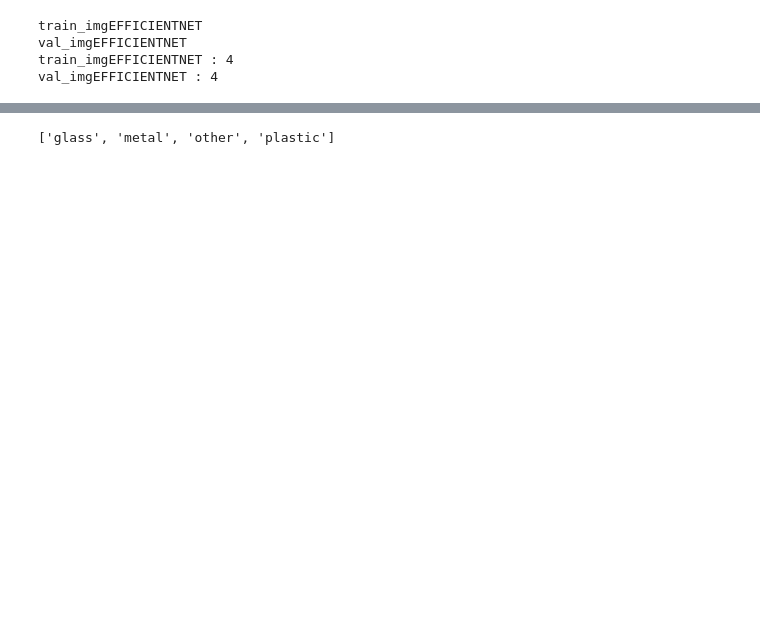
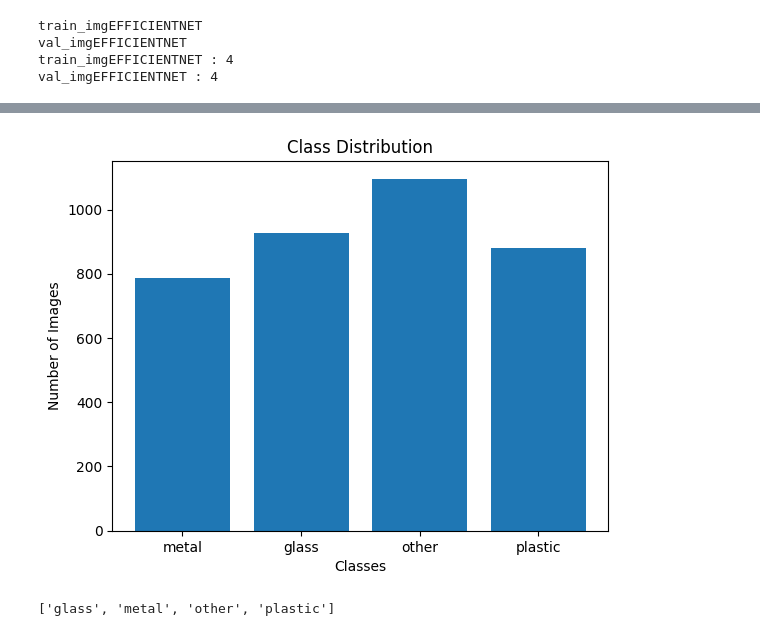
Before and after one commit to krishagrawal30/trash_classification_dl, a Jupyter notebook: trashnet-classification.ipynb, the cells around one changed output, grey strips where cells are left out. Cells and saved outputs as stored; diff of their text form; code cells hidden in the pictures; blank space fills up the shorter version.

```diff
--- a/trashnet-classification.ipynb
+++ b/trashnet-classification.ipynb
@@ -47,3 +73,16 @@ def show_images(split, class_name):
+# %%
+class_counts = {}
+
+for cls in classes:
+    class_counts[cls] = len(os.listdir(os.path.join(train_path, cls)))
+
+plt.bar(class_counts.keys(), class_counts.values())
+plt.title("Class Distribution")
+plt.xlabel("Classes")
+plt.ylabel("Number of Images")
+plt.show()
+# %% [output]
+[figure, added]
 # %%
 import torch
 from torchvision import datasets, transforms
```
Also changed, not shown: parts of 5 cells of this notebook.
